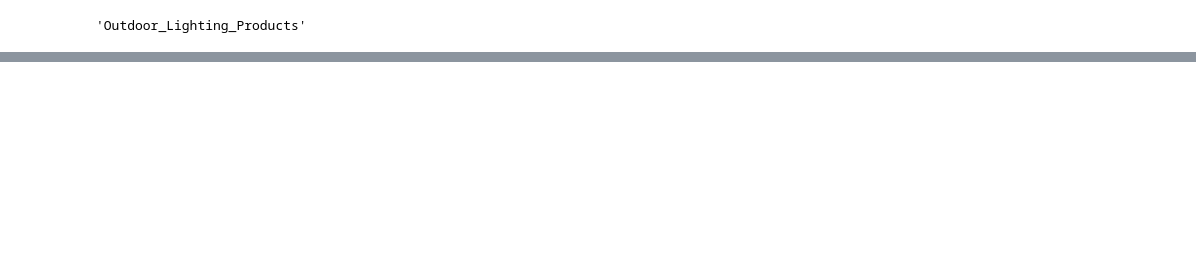
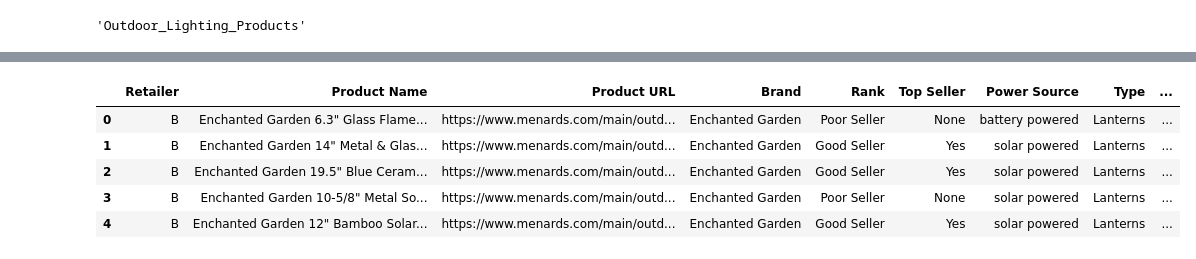
Before and after one commit to akaiketech/stylumia_poc, a Jupyter notebook: db-agent-exp/file_preprocess.ipynb, the cells around one changed output, grey strips where cells are left out. Saved outputs shown, nothing was run; the diff lists cells and outputs as text; code cells hidden in the pictures; blank space fills up the shorter version.

```diff
--- a/db-agent-exp/file_preprocess.ipynb
+++ b/db-agent-exp/file_preprocess.ipynb
@@ -160,3 +177,12 @@ metadata.description
 # %%
 df = process_datetime_columns(df, metadata)
+# %%
+df.head()
+# %% [output]
+|  | Retailer | Product Name | Product URL | Brand | Rank | Top Seller | Power Source | Type | ... |
+| 0 | B | Enchanted Garden 6.3" Glass Flame... | https://www.menards.com/main/outd... | Enchanted Garden | Poor Seller | None | battery powered | Lanterns | ... |
+| 1 | B | Enchanted Garden 14" Metal & Glas... | https://www.menards.com/main/outd... | Enchanted Garden | Good Seller | Yes | solar powered | Lanterns | ... |
+| 2 | B | Enchanted Garden 19.5" Blue Ceram... | https://www.menards.com/main/outd... | Enchanted Garden | Good Seller | Yes | solar powered | Lanterns | ... |
+| 3 | B | Enchanted Garden 10-5/8" Metal So... | https://www.menards.com/main/outd... | Enchanted Garden | Poor Seller | None | solar powered | Lanterns | ... |
+| 4 | B | Enchanted Garden 12" Bamboo Solar... | https://www.menards.com/main/outd... | Enchanted Garden | Good Seller | Yes | solar powered | Lanterns | ... |
 # %%
```
Also changed, not shown: parts of 12 cells of this notebook, 4 other files.
